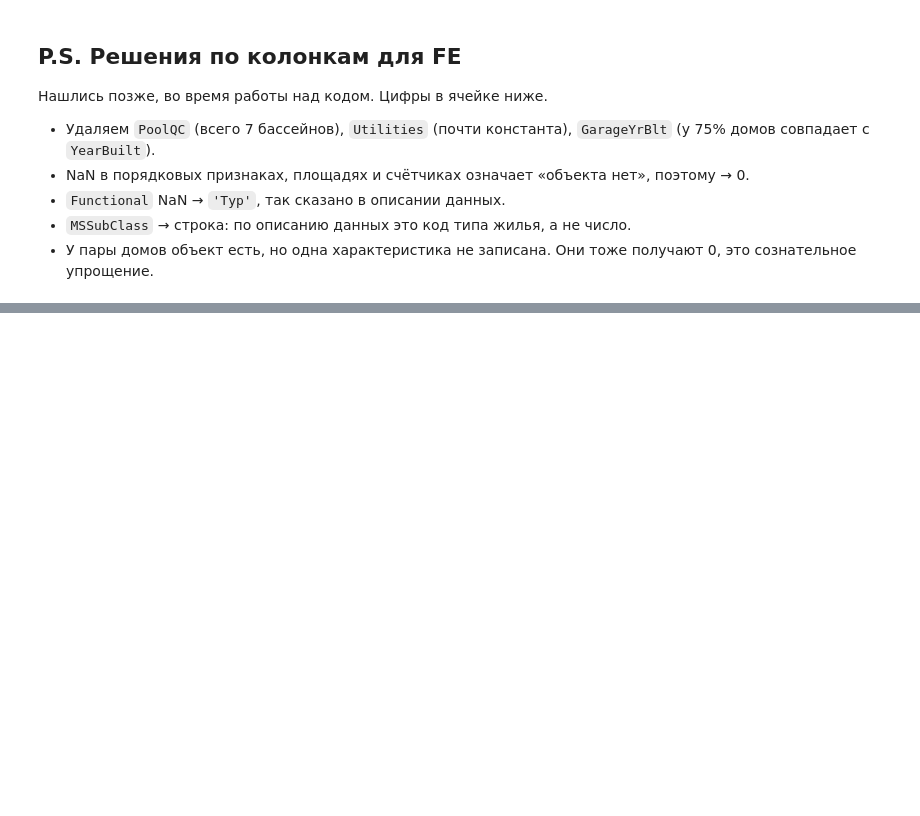
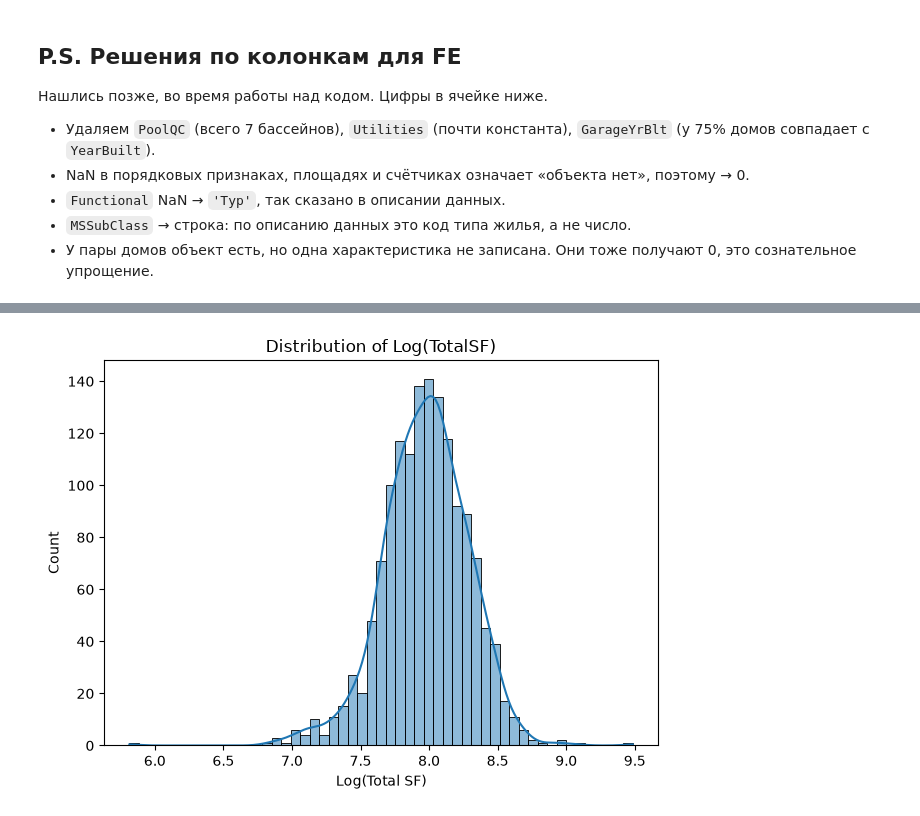
Before and after one commit to 63r11-f411/mlds_regression, a Jupyter notebook: EDA_house_prices.ipynb, the cells around one changed output, grey strips where cells are left out. Drawn from its saved outputs; the diff is of its cells as text; code cells hidden in the pictures; blank space fills up the shorter version.

```diff
--- a/EDA_house_prices.ipynb
+++ b/EDA_house_prices.ipynb
@@ -328,0 +349,9 @@ print('MasVnrArea NaN:', df['MasVnrArea'].isna().sum(), ', MasVnrType also NaN:'
+# %%
+df['TotalSFLog'] = np.log1p(df['TotalSF'])
+
+sns.histplot(data=df, x='TotalSFLog', kde=True)
+plt.xlabel('Log(Total SF)')
+plt.title('Distribution of Log(TotalSF)')
+plt.tight_layout()
+# %% [output]
+[figure, added]
```
Also changed, not shown: parts of 2 cells of this notebook, 5 other files.
